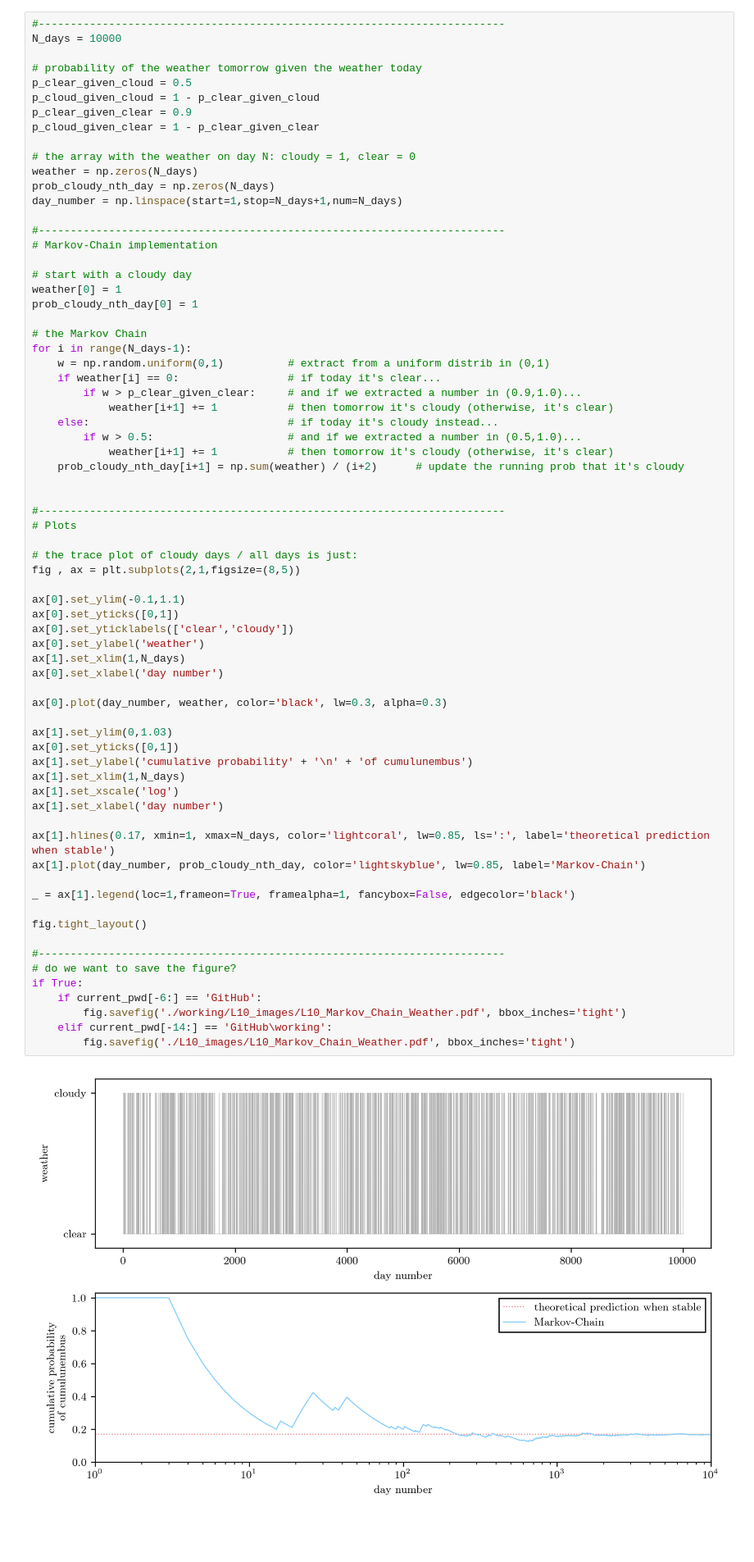
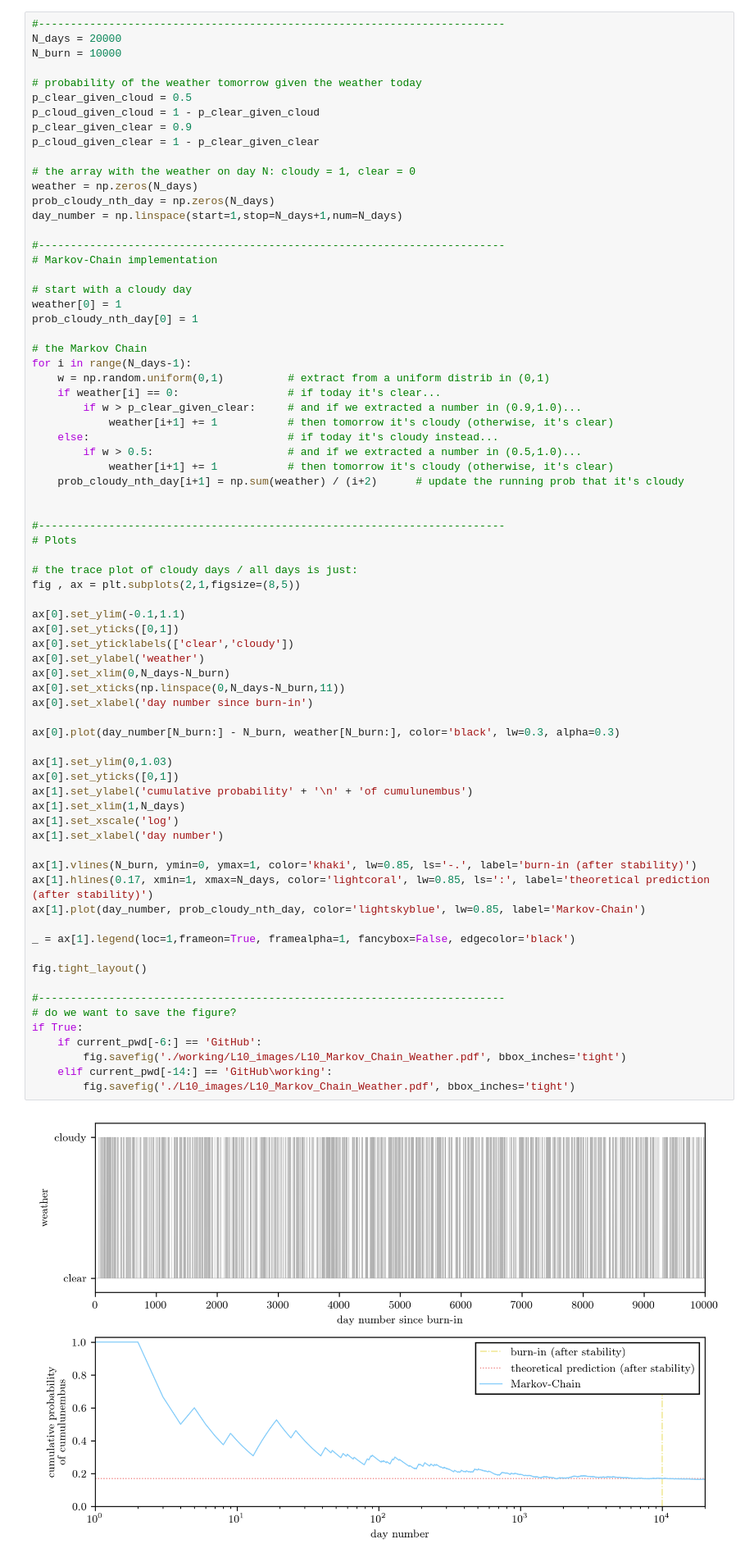
Before and after one commit to Andrea-Pierini/astrostatistics_bicocca_2022-1, a Jupyter notebook: lectures/L10.ipynb, the cells around one changed output. Shown at 82% size. Saved outputs shown, nothing was run; the diff lists cells and outputs as text; blank space fills up the shorter version.

Commit message:
Completed Exercise 01 from L10, almost done with Exercise 02, minor changes (better figure)

```diff
--- a/lectures/L10.ipynb
+++ b/lectures/L10.ipynb
@@ -143,7 +161,8 @@ if True:
 # Exercise 02 - Weather Markov Chain
 # %%
 #-------------------------------------------------------------------------
-N_days = 10000
+N_days = 20000
+N_burn = 10000
 
 # probability of the weather tomorrow given the weather today
 p_clear_given_cloud = 0.5
@@ -181,35 +200,37 @@ for i in range(N_days-1):
 # the trace plot of cloudy days / all days is just:
 fig , ax = plt.subplots(2,1,figsize=(8,5))
 
 ax[0].set_ylim(-0.1,1.1)
 ax[0].set_yticks([0,1])
 ax[0].set_yticklabels(['clear','cloudy'])
 ax[0].set_ylabel('weather')
-ax[1].set_xlim(1,N_days)
-ax[0].set_xlabel('day number')
+ax[0].set_xlim(0,N_days-N_burn)
+ax[0].set_xticks(np.linspace(0,N_days-N_burn,11))
+ax[0].set_xlabel('day number since burn-in')
 
-ax[0].plot(day_number, weather, color='black', lw=0.3, alpha=0.3)
+ax[0].plot(day_number[N_burn:] - N_burn, weather[N_burn:], color='black', lw=0.3, alpha=0.3)
 
 ax[1].set_ylim(0,1.03)
 ax[0].set_yticks([0,1])
 ax[1].set_ylabel('cumulative probability' + '\n' + 'of cumulunembus')
 ax[1].set_xlim(1,N_days)
 ax[1].set_xscale('log')
 ax[1].set_xlabel('day number')
 
-ax[1].hlines(0.17, xmin=1, xmax=N_days, color='lightcoral', lw=0.85, ls=':', label='theoretical prediction when stable')
+ax[1].vlines(N_burn, ymin=0, ymax=1, color='khaki', lw=0.85, ls='-.', label='burn-in (after stability)')
+ax[1].hlines(0.17, xmin=1, xmax=N_days, color='lightcoral', lw=0.85, ls=':', label='theoretical prediction (after stability)')
 ax[1].plot(day_number, prob_cloudy_nth_day, color='lightskyblue', lw=0.85, label='Markov-Chain')
 
 _ = ax[1].legend(loc=1,frameon=True, framealpha=1, fancybox=False, edgecolor='black')
 
 fig.tight_layout()
 
 #-------------------------------------------------------------------------
 # do we want to save the figure?
 if True:
     if current_pwd[-6:] == 'GitHub':
         fig.savefig('./working/L10_images/L10_Markov_Chain_Weather.pdf', bbox_inches='tight')
     elif current_pwd[-14:] == 'GitHub\working':
         fig.savefig('./L10_images/L10_Markov_Chain_Weather.pdf', bbox_inches='tight')
 # %% [output]
-[figure, old version]
+[figure, new version]
```
Also changed, not shown: parts of 2 cells of this notebook, 1 other file.
